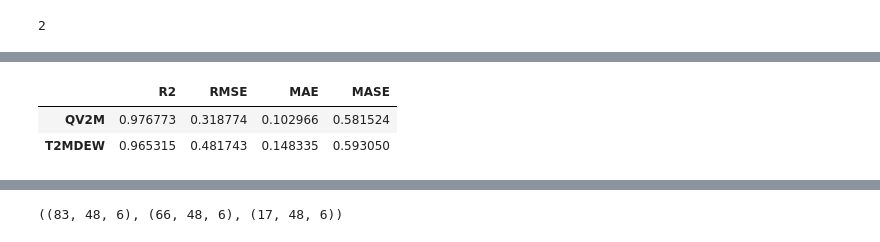
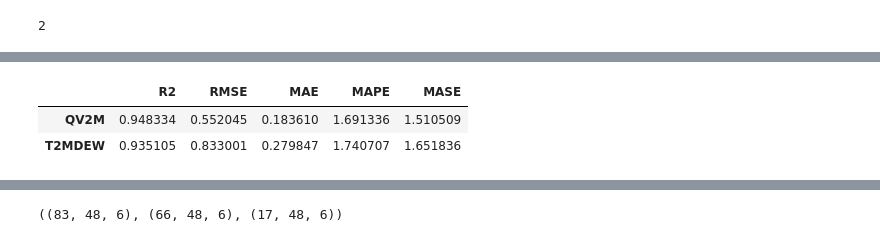
Before and after one commit to mohamed-elaouan/AWH-UM6P-, a Jupyter notebook: Forecasting_Modeling_Experiment.ipynb, the cells around one changed output, grey strips where cells are left out. Cells and saved outputs as stored; diff of their text form; code cells hidden in the pictures.

```diff
--- a/Forecasting_Modeling_Experiment.ipynb
+++ b/Forecasting_Modeling_Experiment.ipynb
@@ -471,10 +439,10 @@ feature_Energie_cols = ["WS50M" ,
                         ]
 #
 # Water
-# Monthly
-X_Water = df_monthly[feature_Water_cols]
-y_Water = df_monthly[target_Water_cols]
+# Daily
+X_Water = df_daily[feature_Water_cols]
+y_Water = df_daily[target_Water_cols]
 
 # Energie
-X_Energie = df_monthly[feature_Energie_cols]
-y_Energie = df_monthly[target_Energie_cols]
+X_Energie = df_daily[feature_Energie_cols]
+y_Energie = df_daily[target_Energie_cols]
@@ -1011,5 +1035,5 @@ model.compile(
 # %%
-model = load_model_from_drive("LSTM_Model_Water_Monthly")
+model = load_model_from_drive("LSTM_Model_Water_Daily")
 # %%
 y_pred = model.predict(X_test)
 
@@ -1920,7 +1902,9 @@ model = Sequential([
 
     GRU(
         64,                      # SMALL (important!)
-        input_shape=(48, 6)
+        input_shape=(WINDOW_SIZE ,
+                     X_train.shape[-1]
+                     )
     ),
     Dropout(0.4),                # stronger regularization
 
@@ -1930,7 +1914,7 @@ model = Sequential([
     Dense(output_steps * len(target_Water_cols)),
     Reshape((output_steps, len(target_Water_cols)))
 
-], name="GRU_Water")
+], name="GRU_Water_Daily")
 
 model.compile(
     optimizer=tf.keras.optimizers.Adam(learning_rate=1e-4),
@@ -1951,7 +1933,7 @@ history = model.fit(
     y_train,
     validation_data=(X_test, y_test),
     epochs=200,
-    batch_size=8,     # small batch works better for tiny datasets
+    batch_size=BATCH_SIZE,     # small batch works better for tiny datasets
     callbacks=[early_stop],
     verbose=1
 )
@@ -2027,26 +2011,36 @@ for j, var in enumerate(target_Water_cols):
     temp_pred[:, idx] = y_pred_scaled[:, :, j].flatten()
     temp_true[:, idx] = y_test_scaled[:, :, j].flatten()
 
-    y_pred_inv.append(temp_pred)#pred_inv
-    y_true_inv.append(temp_true)#true_inv
+    y_pred_inv.append(temp_pred) # pred_inv
+    y_true_inv.append(temp_true) # true_inv
 
-    # Metrics
-    rmse = np.sqrt(mean_squared_error(temp_true,temp_pred))#true_inv, pred_inv
+    rmse = np.sqrt(mean_squared_error(temp_true,temp_pred)) # true_inv, pred_inv
     mae = mean_absolute_error(temp_true,temp_pred)
     r2 = r2_score(temp_true,temp_pred)
-    # ---- MASE ----
+
+    # Calculate MAPE
+    # Avoid division by zero by adding a small epsilon
+    eps = 1e-8 # Small epsilon value
+    mape = np.mean(np.abs((temp_true - temp_pred) / (temp_true + eps))) * 100
+
+    # ===== MASE =====
+    # Naive forecast (lag-1)
     naive_errors = np.abs(temp_true[1:] - temp_true[:-1])
     mae_naive = np.mean(naive_errors)
-    mase = mae / mae_naive if mae_naive != 0 else np.nan
 
-    metrics[var] ={
+    if mae_naive == 0:
+        mase = np.nan
+    else:
+        mase = mae / mae_naive
+
+    metrics[var] = {
         "R2": r2,
-        "RMSE": rmse,#exemple: T2MDEW => RMSE: 1.3684 means the prediction is wrong by about 1°C on average => exemple: If the real dew point is 12°C, the model predicts something like 11°C or 13°C
+        "RMSE": rmse,
         "MAE": mae,
+        "MAPE": mape,
         "MASE": mase
     }
 
-    #print(f"{var} => R2: {r2:.4f}, RMSE: {rmse:.4f}, MAE: {mae:.4f}") #MASE: {mase:.4f}
 df_metrics_Water = pd.DataFrame(metrics).T
 df_metrics_Water
 # %% [output]
@@ -2054,6 +2048,6 @@ df_metrics_Water
-|  | R2 | RMSE | MAE | MASE |
-| QV2M | 0.976773 | 0.318774 | 0.102966 | 0.581524 |
-| T2MDEW | 0.965315 | 0.481743 | 0.148335 | 0.593050 |
+|  | R2 | RMSE | MAE | MAPE | MASE |
+| QV2M | 0.948334 | 0.552045 | 0.183610 | 1.691336 | 1.510509 |
+| T2MDEW | 0.935105 | 0.833001 | 0.279847 | 1.740707 | 1.651836 |
 # %%
 metrics
 # %% [output]
```
Also changed, not shown: parts of 97 cells of this notebook.
